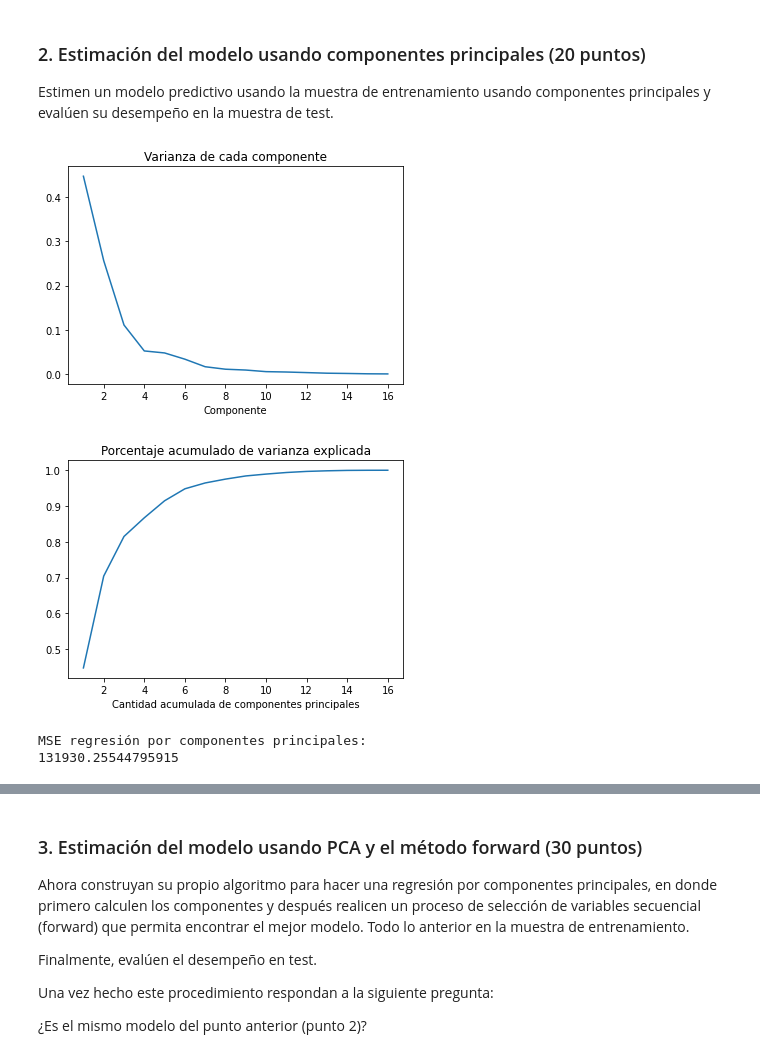
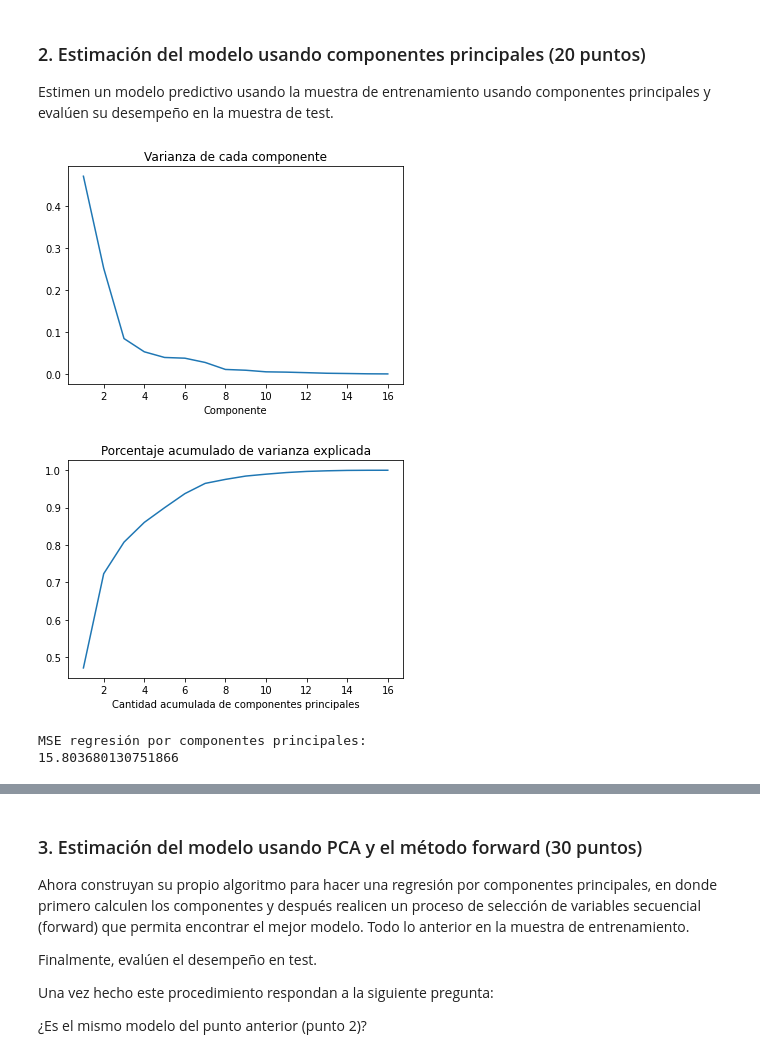
Before and after one commit to carlitoscanas/miad-intro-ml, a Jupyter notebook: casos/semana-2/Caso modelos lineales para regresión, muestreo y selección del mejor modelo.ipynb, the cells around one changed output, grey strips where cells are left out. Saved outputs shown, nothing was run; the diff lists cells and outputs as text; code cells hidden in the pictures.

```diff
--- a/casos/semana-2/Caso modelos lineales para regresión, muestreo y selección del mejor modelo.ipynb
+++ b/casos/semana-2/Caso modelos lineales para regresión, muestreo y selección del mejor modelo.ipynb
@@ -74,7 +74,7 @@ import matplotlib.pyplot as plt
 import warnings
 # %%
 #Lectura de archivo fuente
-df1 = pd.read_csv('./dataset-87300.csv') #index_col=False
+df1 = pd.read_csv('./dataset-87300.csv', index_col=False)
 df1.head()
 # %% [output]
 |  | AtBat | Hits | HmRun | Runs | RBI | Walks | Years | CAtBat | CHits | CHmRun | CRuns | ... |
@@ -112,6 +112,6 @@ memory usage: 52.8+ KB
 # %%
 #Eliminando variables categóricas
-df1.drop(['League', 'Division', 'NewLeague'], axis=1, inplace=True)
+df1.drop(['AtBat', 'Division', 'PutOuts'], axis=1, inplace=True)
 # %%
 #Vistazo general de datos faltantes
 plt.figure(figsize=(18, 9))
@@ -195,36 +206,36 @@ A = pca.components_
 
 varianzaExplicada = pca.explained_variance_
 porcentajeVarianzaExplicada = pca.explained_variance_ratio_
 plt.plot(range(1, p+1), porcentajeVarianzaExplicada)
 plt.xlabel('Componente')
 plt.title('Varianza de cada componente')
 plt.show()
 
 plt.plot(range(1, p+1), np.cumsum(porcentajeVarianzaExplicada))
 plt.xlabel('Cantidad acumulada de componentes principales')
 plt.title('Porcentaje acumulado de varianza explicada')
 plt.show()
 
-nComponentesElegidas = 10
+nComponentesElegidas = 14
 
 ZTotalTrain = np.matmul(XEscaladoTrain, A)
 ZTrain = ZTotalTrain[:, range(nComponentesElegidas)]
 
 regPCA = LinearRegression()
 regPCA.fit(ZTrain, yTrain)
 
 XEscaladoTest = scaler.transform(XTest)
 
 ZTotalTest = np.matmul(XEscaladoTest, A)
 ZTest = ZTotalTest[:, range(nComponentesElegidas)]
 
 prediccionPCA = regPCA.predict(ZTest)
 MSEPCA = np.average(np.square(prediccionPCA-yTest))
 print('MSE regresión por componentes principales:')
 print(MSEPCA)
 # %% [output]
-[figure, old version]
+[figure, new version]
-[figure, old version]
+[figure, new version]
 MSE regresión por componentes principales:
-131930.25544795915
+15.803680130751866
 # %% [markdown]
```
Also changed, not shown: parts of 18 cells of this notebook.
